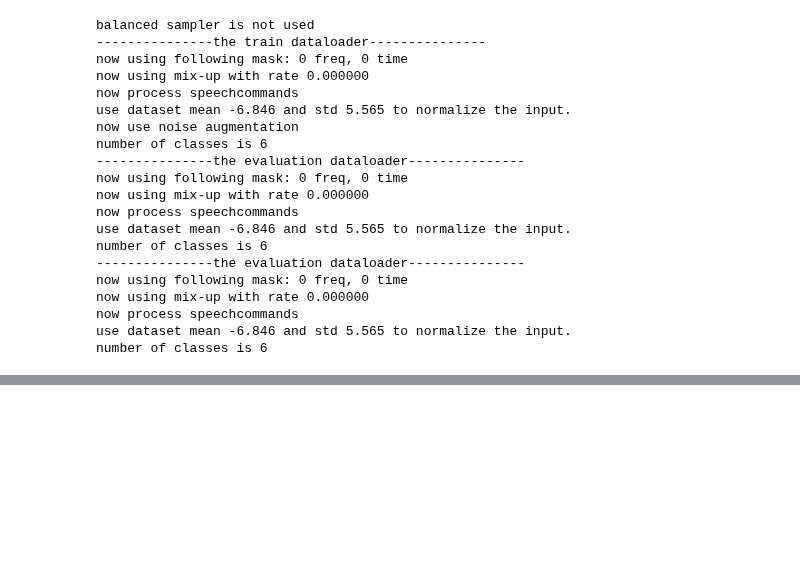
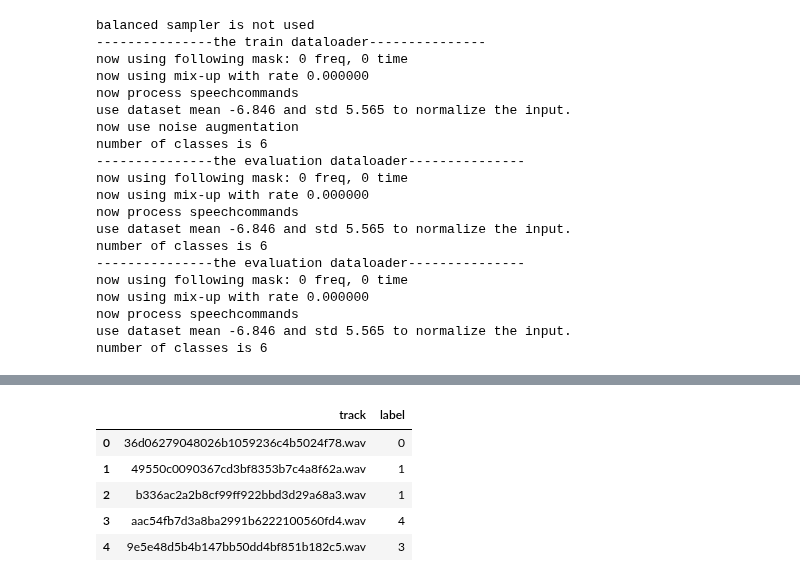
Before and after one commit to nipdep/SpCup-22-Init, a Jupyter notebook: src/ast/ast_part2.ipynb, the cells around one changed output, grey strips where cells are left out. Drawn from its saved outputs; the diff is of its cells as text; code cells hidden in the pictures; blank space fills up the shorter version.

Commit message:
update : AST part2 model

```diff
--- a/src/ast/ast_part2.ipynb
+++ b/src/ast/ast_part2.ipynb
@@ -149,8 +150,8 @@ test_data_dict = {'data': test_df.to_dict('records')}
 with open("./final_test_data.json", "w") as outfile:
     json.dump(test_data_dict, outfile)
 # %%
-test_df = pd.read_csv('./spcup_2022_eval_part1/spcup_2022_eval_part1/labels_eval_part1.csv')
-test_df['track'] = test_df['track'].apply(lambda x: './spcup_2022_eval_part1/spcup_2022_eval_part1/'+x)
+test_df = pd.read_csv('./spcup_2022_eval_part2/spcup_2022_eval_part2/labels_eval_part2.csv')
+test_df['track'] = test_df['track'].apply(lambda x: './spcup_2022_eval_part2/spcup_2022_eval_part2/'+x)
 # test_df.head()
 # %%
 args = argparse.Namespace()
@@ -167,7 +168,7 @@ args.lr = 0.001
 args.optim = 'adam'
 args.batch_size = 16
 args.num_workers =32
-args.n_epochs = 15
+args.n_epochs = 100
 args.lr_patience = 2
 args.n_print_steps = 100
 args.save_model = None #
@@ -538,6 +562,6 @@ test_loader = torch.utils.data.DataLoader(
 # %%
 # load best model
-best_path = '/content/models/best_audio_model.pth'
+best_path = './best_audio_model.pth'
 pred_model = ASTModel(label_dim=args.n_class, fstride=args.fstride, tstride=args.tstride, input_fdim=128,
                                 input_tdim=target_length[args.dataset], imagenet_pretrain=args.imagenet_pretrain,
                                 audioset_pretrain=args.audioset_pretrain, model_size='base384')
@@ -554,11 +600,18 @@ for data in test_loader:
 # %%
 pred_np = np.array(pred_arr)
 pred_labels = np.argmax(pred_np, axis=1)
 
-_df = pd.read_csv('./spcup_2022_eval_part1/spcup_2022_eval_part1/labels_eval_part1.csv')
+_df = pd.read_csv('./spcup_2022_eval_part2/spcup_2022_eval_part2/labels_eval_part2.csv')
 pred_df = pd.DataFrame({'track': _df['track'].values, 'label': pred_labels})
 pred_df.to_csv('./result.csv')
 
 pred_df.head()
+# %% [output]
+|  | track | label |
+| 0 | 36d06279048026b1059236c4b5024f78.wav | 0 |
+| 1 | 49550c0090367cd3bf8353b7c4a8f62a.wav | 1 |
+| 2 | b336ac2a2b8cf99ff922bbd3d29a68a3.wav | 1 |
+| 3 | aac54fb7d3a8ba2991b6222100560fd4.wav | 4 |
+| 4 | 9e5e48d5b4b147bb50dd4bf851b182c5.wav | 3 |
 # %%
 tracker.stop()
```
Also changed, not shown: parts of 8 cells of this notebook, 3 other files.
